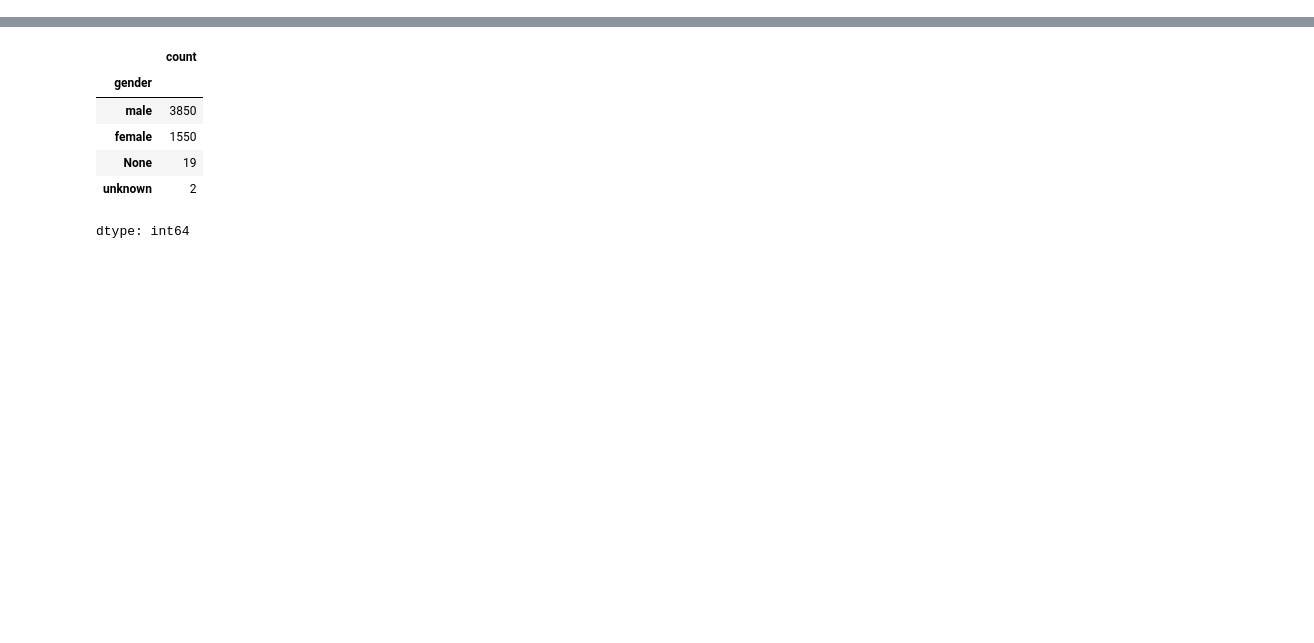
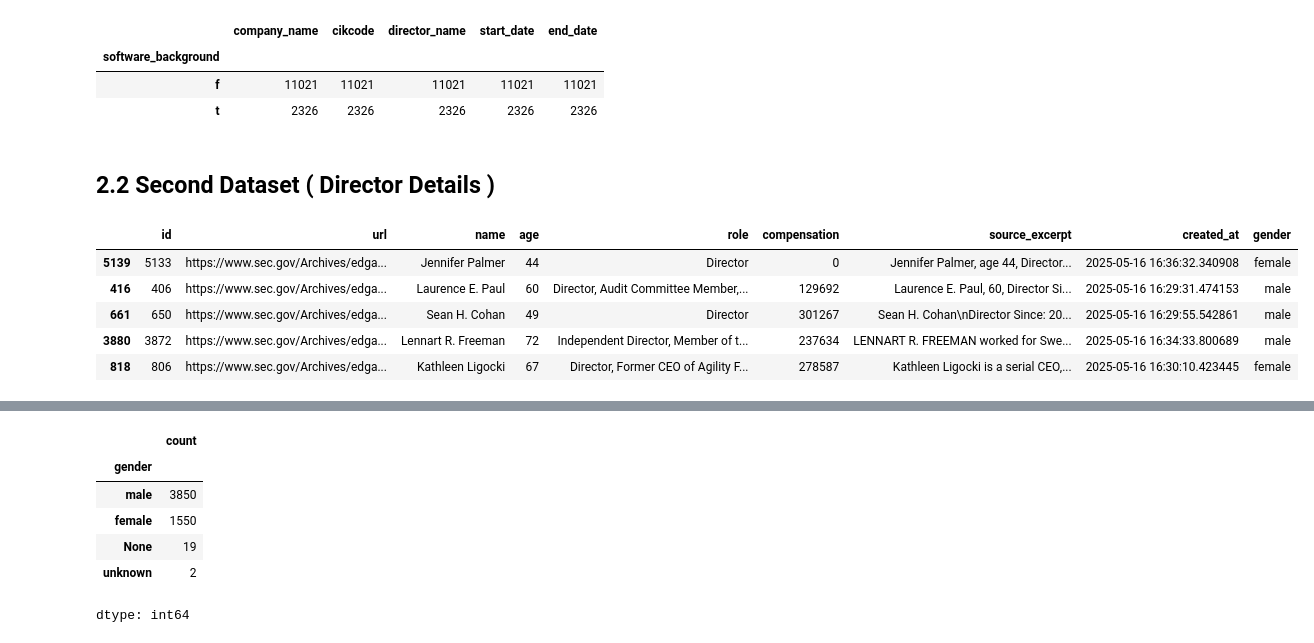
Before and after one commit to MQ-COMP2200-COMP6200/assignment-3-Mahdi3M, a Jupyter notebook: directors-network.ipynb, the cells around one changed output, grey strips where cells are left out. Cells and saved outputs as stored; diff of their text form; code cells hidden in the pictures; blank space fills up the shorter version.

```diff
--- a/directors-network.ipynb
+++ b/directors-network.ipynb
@@ -3,0 +86,19 @@ import math
+# %%
+company_director_raw.groupby('software_background').count()
+# %% [output]
+|  | company_name | cikcode | director_name | start_date | end_date |
+| software_background |  |  |  |  |  |
+| f | 11021 | 11021 | 11021 | 11021 | 11021 |
+| t | 2326 | 2326 | 2326 | 2326 | 2326 |
+# %% [markdown]
+## 2.2 Second Dataset ( Director Details )
+# %%
+director_details_raw = pandas.read_csv('/content/director-details.csv')
+director_details_raw.sample(5)
+# %% [output]
+|  | id | url | name | age | role | compensation | source_excerpt | created_at | gender |
+| 5139 | 5133 | https://www.sec.gov/Archives/edga... | Jennifer Palmer | 44 | Director | 0 | Jennifer Palmer, age 44, Director... | 2025-05-16 16:36:32.340908 | female |
+| 416 | 406 | https://www.sec.gov/Archives/edga... | Laurence E. Paul | 60 | Director, Audit Committee Member,... | 129692 | Laurence E. Paul, 60, Director Si... | 2025-05-16 16:29:31.474153 | male |
+| 661 | 650 | https://www.sec.gov/Archives/edga... | Sean H. Cohan | 49 | Director | 301267 | Sean H. Cohan\nDirector Since: 20... | 2025-05-16 16:29:55.542861 | male |
+| 3880 | 3872 | https://www.sec.gov/Archives/edga... | Lennart R. Freeman | 72 | Independent Director, Member of t... | 237634 | LENNART R. FREEMAN worked for Swe... | 2025-05-16 16:34:33.800689 | male |
+| 818 | 806 | https://www.sec.gov/Archives/edga... | Kathleen Ligocki | 67 | Director, Former CEO of Agility F... | 278587 | Kathleen Ligocki is a serial CEO,... | 2025-05-16 16:30:10.423445 | female |
```
Also changed, not shown: parts of 28 cells of this notebook.
